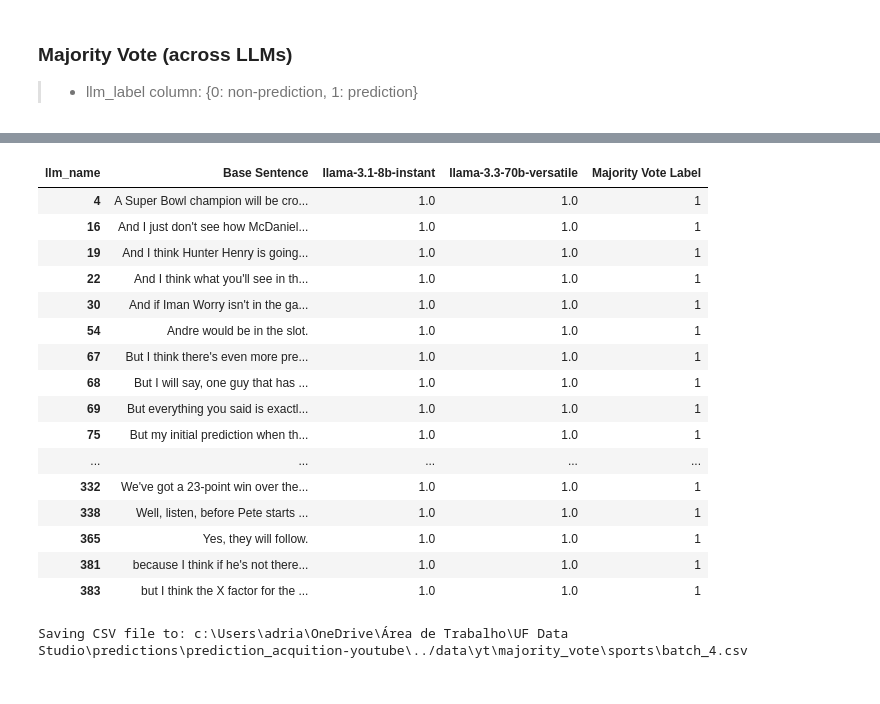
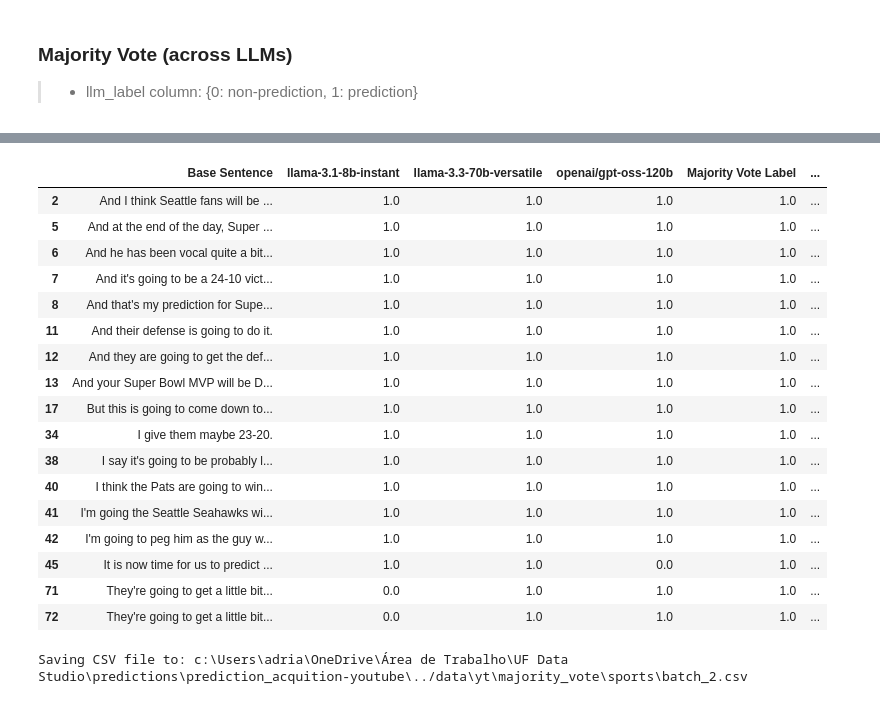
Before and after one commit to ufdatastudio/predictions, a Jupyter notebook: prediction_acquition-youtube/2-label_text.ipynb, the cells around one changed output, grey strips where cells are left out. Saved outputs shown, nothing was run; the diff lists cells and outputs as text; code cells hidden in the pictures.

```diff
--- a/prediction_acquition-youtube/2-label_text.ipynb
+++ b/prediction_acquition-youtube/2-label_text.ipynb
@@ -321,0 +306,4 @@ results_df.head()
+# %%
+results_df[['Human Annotation', 'Human Reasoning']] = np.nan
+final_results_df = pd.concat([results_df, raw_transcripts_df[['Video ID']]], axis=1)
+final_results_df.head()
@@ -322,26 +317,29 @@ results_df.head()
 # %%
-results_df[results_df['Majority Vote Label']==1]
+predictions = final_results_df[final_results_df['Majority Vote Label']==1]
-# %% [output]
-| llm_name | Base Sentence | llama-3.1-8b-instant | llama-3.3-70b-versatile | Majority Vote Label |
-| 4 | A Super Bowl champion will be cro... | 1.0 | 1.0 | 1 |
-| 16 | And I just don't see how McDaniel... | 1.0 | 1.0 | 1 |
-| 19 | And I think Hunter Henry is going... | 1.0 | 1.0 | 1 |
-| 22 | And I think what you'll see in th... | 1.0 | 1.0 | 1 |
-| 30 | And if Iman Worry isn't in the ga... | 1.0 | 1.0 | 1 |
-| 54 | Andre would be in the slot. | 1.0 | 1.0 | 1 |
-| 67 | But I think there's even more pre... | 1.0 | 1.0 | 1 |
-| 68 | But I will say, one guy that has ... | 1.0 | 1.0 | 1 |
-| 69 | But everything you said is exactl... | 1.0 | 1.0 | 1 |
-| 75 | But my initial prediction when th... | 1.0 | 1.0 | 1 |
-| ... | ... | ... | ... | ... |
-| 332 | We've got a 23-point win over the... | 1.0 | 1.0 | 1 |
-| 338 | Well, listen, before Pete starts ... | 1.0 | 1.0 | 1 |
-| 365 | Yes, they will follow. | 1.0 | 1.0 | 1 |
-| 381 | because I think if he's not there... | 1.0 | 1.0 | 1 |
-| 383 | but I think the X factor for the ... | 1.0 | 1.0 | 1 |
+# %%
+predictions
+# %% [output]
+|  | Base Sentence | llama-3.1-8b-instant | llama-3.3-70b-versatile | openai/gpt-oss-120b | Majority Vote Label | ... |
+| 2 | And I think Seattle fans will be ... | 1.0 | 1.0 | 1.0 | 1.0 | ... |
+| 5 | And at the end of the day, Super ... | 1.0 | 1.0 | 1.0 | 1.0 | ... |
+| 6 | And he has been vocal quite a bit... | 1.0 | 1.0 | 1.0 | 1.0 | ... |
+| 7 | And it's going to be a 24-10 vict... | 1.0 | 1.0 | 1.0 | 1.0 | ... |
+| 8 | And that's my prediction for Supe... | 1.0 | 1.0 | 1.0 | 1.0 | ... |
+| 11 | And their defense is going to do it. | 1.0 | 1.0 | 1.0 | 1.0 | ... |
+| 12 | And they are going to get the def... | 1.0 | 1.0 | 1.0 | 1.0 | ... |
+| 13 | And your Super Bowl MVP will be D... | 1.0 | 1.0 | 1.0 | 1.0 | ... |
+| 17 | But this is going to come down to... | 1.0 | 1.0 | 1.0 | 1.0 | ... |
+| 34 | I give them maybe 23-20. | 1.0 | 1.0 | 1.0 | 1.0 | ... |
+| 38 | I say it's going to be probably l... | 1.0 | 1.0 | 1.0 | 1.0 | ... |
+| 40 | I think the Pats are going to win... | 1.0 | 1.0 | 1.0 | 1.0 | ... |
+| 41 | I'm going the Seattle Seahawks wi... | 1.0 | 1.0 | 1.0 | 1.0 | ... |
+| 42 | I'm going to peg him as the guy w... | 1.0 | 1.0 | 1.0 | 1.0 | ... |
+| 45 | It is now time for us to predict ... | 1.0 | 1.0 | 0.0 | 1.0 | ... |
+| 71 | They're going to get a little bit... | 0.0 | 1.0 | 1.0 | 1.0 | ... |
+| 72 | They're going to get a little bit... | 0.0 | 1.0 | 1.0 | 1.0 | ... |
 # %%
 base_data_path = DataProcessing.load_base_data_path(notebook_dir=notebook_dir)
 save_data_path = os.path.join(base_data_path, "yt", "majority_vote", "sports")
-DataProcessing.save_to_file(results_df, path=save_data_path, prefix='batch_4', save_file_type='csv', include_version=False)
+DataProcessing.save_to_file(predictions, path=save_data_path, prefix='batch_2', save_file_type='csv', include_version=False)
 # %% [output]
-Saving CSV file to: c:\Users\adria\OneDrive\Área de Trabalho\UF Data Studio\predictions\prediction_acquition-youtube\../data\yt\majority_vote\sports\batch_4.csv
+Saving CSV file to: c:\Users\adria\OneDrive\Área de Trabalho\UF Data Studio\predictions\prediction_acquition-youtube\../data\yt\majority_vote\sports\batch_2.csv
```
Also changed, not shown: parts of 15 cells of this notebook.
